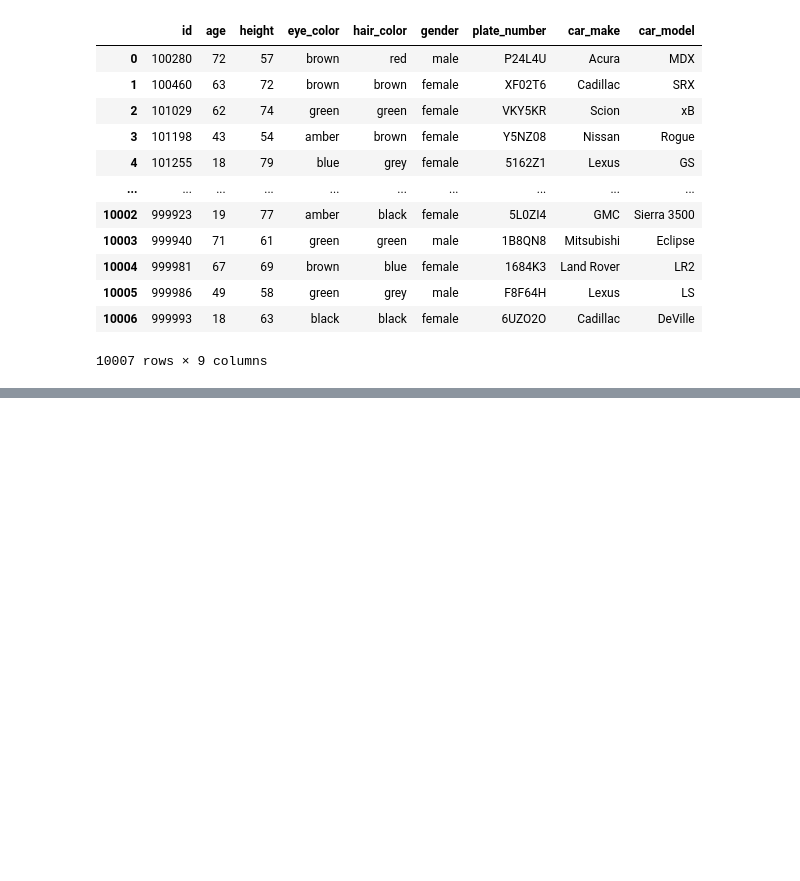
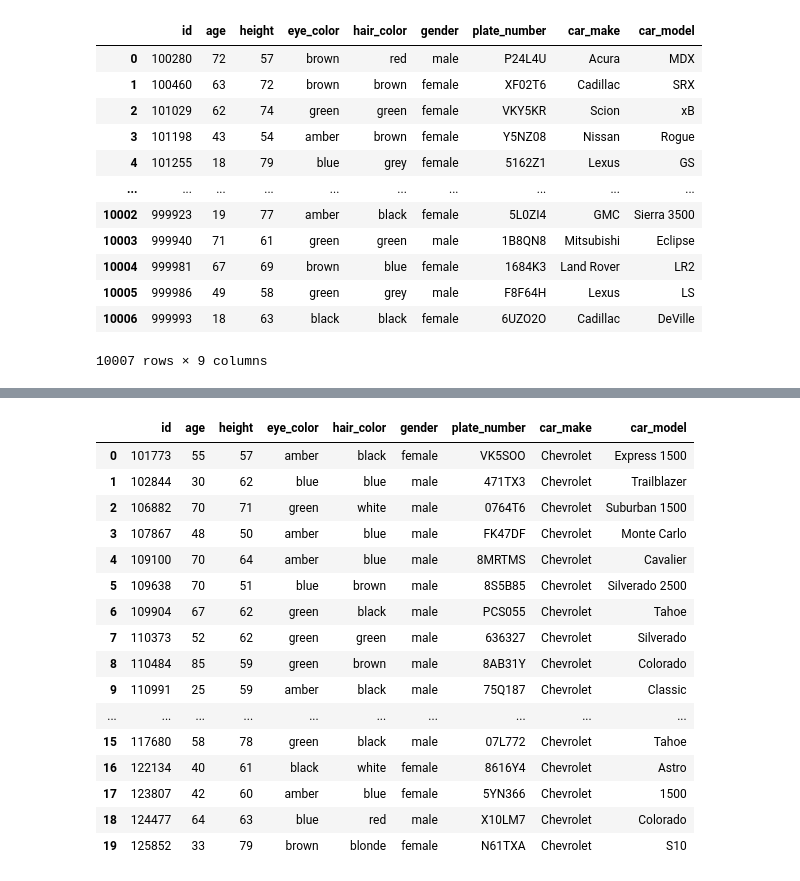
Before and after one commit to SitiAminatus/SQL_simplyEDA_by_Kaggle, a Jupyter notebook: sqlmurder.ipynb, the cells around one changed output, grey strips where cells are left out. Saved outputs shown, nothing was run; the diff lists cells and outputs as text; code cells hidden in the pictures; blank space fills up the shorter version.

```diff
--- a/sqlmurder.ipynb
+++ b/sqlmurder.ipynb
@@ -214,0 +282,28 @@ plt.pie(gender_counts, labels=gender_counts.index, autopct='%1.1f%%')
+# %%
+# show all atribute where car_make == chevrolet
+chev_dist="""
+SELECT *
+FROM drivers_license
+WHERE car_make IN ('Chevrolet')
+LIMIT 20
+"""
+
+pd.read_sql_query(chev_dist, conn)
+# %% [output]
+|  | id | age | height | eye_color | hair_color | gender | plate_number | car_make | car_model |
+| 0 | 101773 | 55 | 57 | amber | black | female | VK5SOO | Chevrolet | Express 1500 |
+| 1 | 102844 | 30 | 62 | blue | blue | male | 471TX3 | Chevrolet | Trailblazer |
+| 2 | 106882 | 70 | 71 | green | white | male | 0764T6 | Chevrolet | Suburban 1500 |
+| 3 | 107867 | 48 | 50 | amber | blue | male | FK47DF | Chevrolet | Monte Carlo |
+| 4 | 109100 | 70 | 64 | amber | blue | male | 8MRTMS | Chevrolet | Cavalier |
+| 5 | 109638 | 70 | 51 | blue | brown | male | 8S5B85 | Chevrolet | Silverado 2500 |
+| 6 | 109904 | 67 | 62 | green | black | male | PCS055 | Chevrolet | Tahoe |
+| 7 | 110373 | 52 | 62 | green | green | male | 636327 | Chevrolet | Silverado |
+| 8 | 110484 | 85 | 59 | green | brown | male | 8AB31Y | Chevrolet | Colorado |
+| 9 | 110991 | 25 | 59 | amber | black | male | 75Q187 | Chevrolet | Classic |
+| ... | ... | ... | ... | ... | ... | ... | ... | ... | ... |
+| 15 | 117680 | 58 | 78 | green | black | male | 07L772 | Chevrolet | Tahoe |
+| 16 | 122134 | 40 | 61 | black | white | female | 8616Y4 | Chevrolet | Astro |
+| 17 | 123807 | 42 | 60 | amber | blue | female | 5YN366 | Chevrolet | 1500 |
+| 18 | 124477 | 64 | 63 | blue | red | male | X10LM7 | Chevrolet | Colorado |
+| 19 | 125852 | 33 | 79 | brown | blonde | female | N61TXA | Chevrolet | S10 |
```
Also changed, not shown: parts of 15 cells of this notebook.
